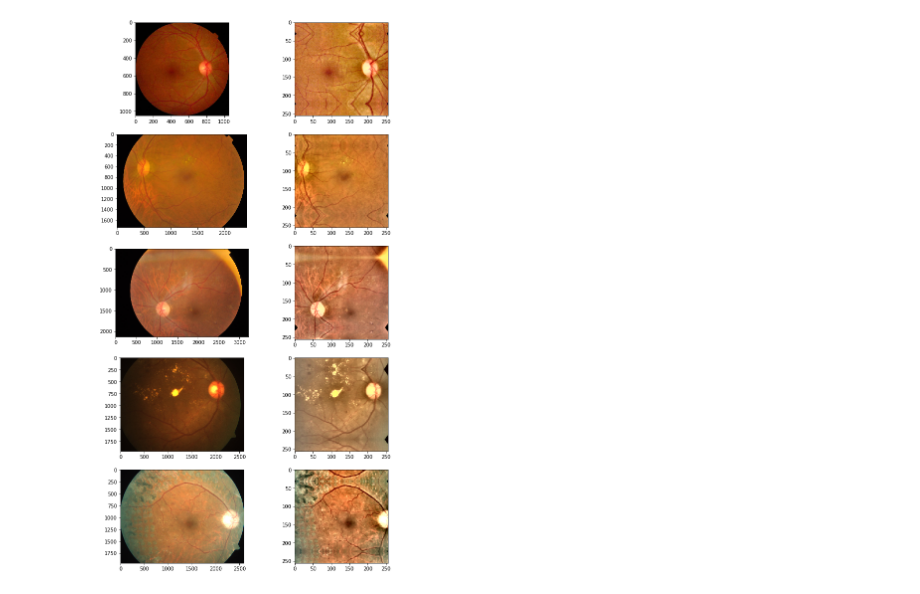
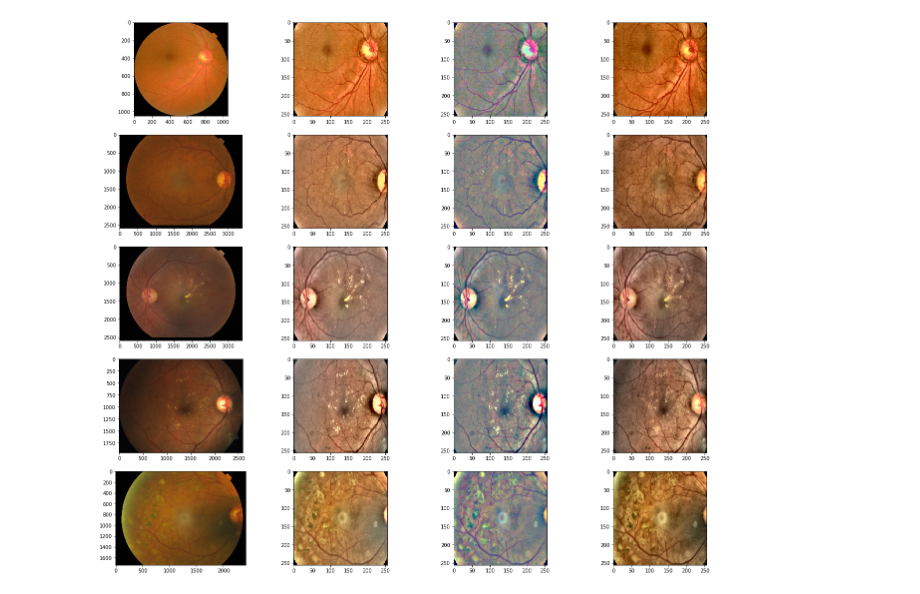
Before and after one commit to HaydenMuscat24/kaggle_aptos, a Jupyter notebook: hayden/preprocess images.ipynb, the cells around one changed output. Saved outputs shown, nothing was run; the diff lists cells and outputs as text; code cells hidden in the pictures.

Commit message:
lets give weird a go

```diff
--- a/hayden/preprocess images.ipynb
+++ b/hayden/preprocess images.ipynb
@@ -155,59 +165,46 @@ figure=plt.figure(figsize=(22,20))
 for target_class in range(5):
     for id_code in df_2019[df_2019.diagnosis == target_class].id_code.sample(1):
 
         # open the file
         image_file = "../aptos2019/train_images/" + id_code
         bgr   = cv2.imread(image_file)
         green = bgr[:,:,1]
 
         # ---- Original ----
         rgb = cv2.cvtColor(bgr, cv2.COLOR_BGR2RGB)
         ax = figure.add_subplot(5,4, 4*target_class+1)
         plt.imshow(rgb)
 
         # ========= Crop into test format ========
         cropped = crop(green, bgr, 0.02)
-        width  = int(cropped.shape[1] * 0.85)
+        width  = int(cropped.shape[1] * 0.88)
         height = int(width * 480 / 640)
         if height > cropped.shape[0]:
             height = cropped.shape[0] - 2
         h = int((cropped.shape[0] - height) / 2)
         w = int((cropped.shape[1] - width) / 2)
 
         test_crop = cropped[h:height+h,w:width+w,:]
-#         ax = figure.add_subplot(5,4, 4*target_class+2)
-#         plt.imshow(cv2.cvtColor(test_crop, cv2.COLOR_BGR2RGB))
+        resized = cv2.resize(test_crop, (IMG_DIM, IMG_DIM), interpolation=cv2.INTER_AREA)
 
-        reflected = reflectAndSquareUp(test_crop)
-        resized = cv2.resize(reflected, (IMG_DIM, IMG_DIM), interpolation=cv2.INTER_AREA)
-        equalised = adjust_gamma(resized, 1+np.log(90)-np.log(np.median(resized)))
-
-        # ----- Bens normal -----
-        normal = bensYCC(equalised, weight=3, gamma=20)
+        # ----- Bens coloured -----
+        img = bensYCC(resized)
         ax = figure.add_subplot(5,4, 4*target_class+2)
-        plt.imshow(cv2.cvtColor(normal, cv2.COLOR_BGR2RGB))
-
+        plt.imshow(cv2.cvtColor(img, cv2.COLOR_BGR2RGB))
 
         # ----- Bens weird -----
-#         weird = cv2.resize(bensWeird(equalised), (IMG_DIM, IMG_DIM))
-#         ax = figure.add_subplot(5,4, 4*target_class+3)
-#         plt.imshow(cv2.cvtColor(weird, cv2.COLOR_BGR2RGB))
+        img = bensSimple(resized)
+        ax = figure.add_subplot(5,4, 4*target_class+3)
+        plt.imshow(cv2.cvtColor(img, cv2.COLOR_BGR2RGB))
 
-#         #  ========= GREENS =========
-#         cropped = crop(green, green, 0.02)
-#         squared = reflectAndSquareUp(cropped)
-#         resized = cv2.resize(squared, (2*IMG_DIM, 2*IMG_DIM))
-#         circled = circleMask(resized)
-#         equalised = adjust_gamma(circled, 1+np.log(190)-np.log(np.median(circled)))
-
-#         # ----- Clahe Green -----
-#         clahe = cv2.resize(clahe_gray(equalised, clipLimit=5, grid=20), (IMG_DIM, IMG_DIM))
-#         ax = figure.add_subplot(5,4, 4*target_class+4)
-#         plt.imshow(clahe, cmap='gray')
+        # ----- clahe -----
+        img = claheYCC(resized)
+        ax = figure.add_subplot(5,4, 4*target_class+4)
+        plt.imshow(cv2.cvtColor(img, cv2.COLOR_BGR2RGB))
 
 plt.show()
 # %% [output]
-[figure, old version]
+[figure, new version]
 # %%
 def process_images(year, test=True):
 
```
Also changed, not shown: parts of 3 cells of this notebook, 1 other file.
